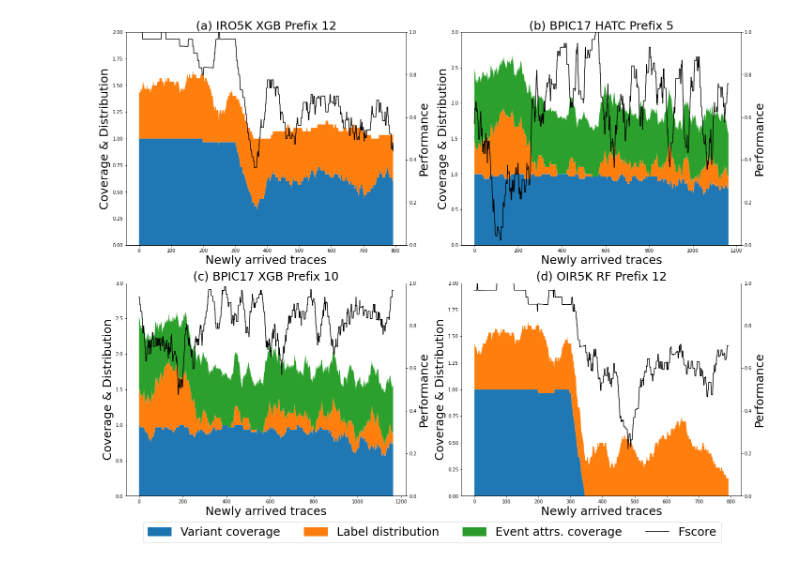
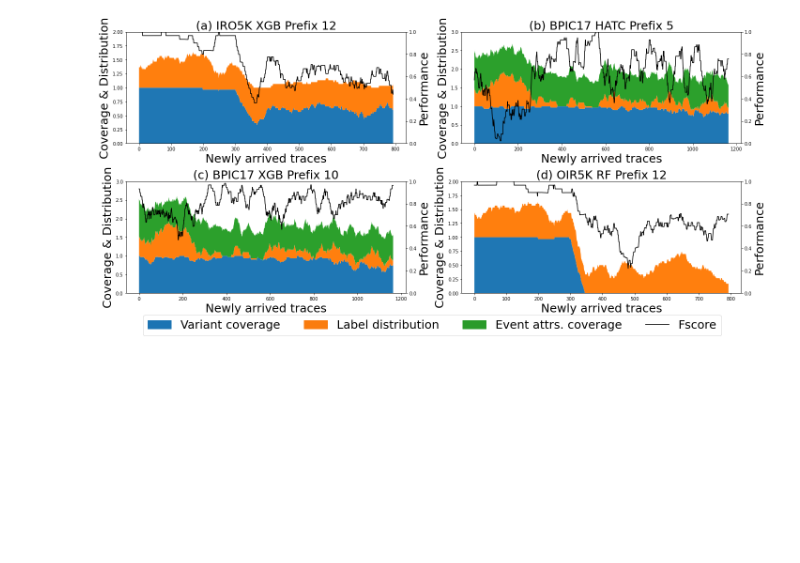
Before and after one commit to ghksdl6025/tailored_retraining, a Jupyter notebook: Graph code/visualization.ipynb, the cells around one changed output. Saved outputs shown, nothing was run; the diff lists cells and outputs as text; code cells hidden in the pictures; blank space fills up the shorter version.

```diff
--- a/Graph code/visualization.ipynb
+++ b/Graph code/visualization.ipynb
@@ -55,3 +55,4 @@ def plotting_corr_graph(plot, dataset, prefix, classifier, retraining=False):
 
     # plt.title('(a) Train once', fontsize = 20)
     plt.tight_layout()
+    return plot, ax2
@@ -123,21 +158,21 @@ for prefix in range(12,13):
 # %%
-for prefix in range(12,13):
+for prefix in [1]:
     plt.rcParams["figure.figsize"] = (10,6)
-    dataset = 'IRO5K'
-    classifier = 'xgb'
-    performance = '../result/%s/%s/performance/rebalanced_True prefix_%s performance retrained.csv'%(dataset, classifier, prefix)
+    dataset = 'OIR5K'
+    classifier = 'hatc'
+    performance = '../result/%s/%s/performance/rebalanced_True prefix_%s performance label retrained.csv'%(dataset, classifier, prefix)
     performance = pd.read_csv(performance)
 
-    label =pd.read_csv('../result/%s/%s/rebalanced_True label retrained.csv'%(dataset, classifier))
-    variant =pd.read_csv('../result/%s/%s/rebalanced_True variant retrained.csv'%(dataset, classifier))
+    label =pd.read_csv('../result/%s/%s/rebalanced_True label label retrained.csv'%(dataset, classifier))
+    variant =pd.read_csv('../result/%s/%s/rebalanced_True variant label retrained.csv'%(dataset, classifier))
     if dataset == 'bpic17':
-        event_attrs =pd.read_csv('../result/%s/%s/rebalanced_True event_attrs retrained.csv'%(dataset, classifier))
+        event_attrs =pd.read_csv('../result/%s/%s/rebalanced_True event_attrs.csv'%(dataset, classifier))
 
     fig, ax1 = plt.subplots()
     ax2 = ax1.twinx()
     stackplot_labels = ['Variant coverage', 'Label distribution', 'Event attrs coverage']
     if dataset == 'bpic17':
-        print(max(variant.loc[:,str(prefix)]), min(variant.loc[:,str(prefix)]), np.average(variant.loc[:,str(prefix)]))
+        print(np.average(performance['fscore']))
         stackplot_labels = ['Variant coverage', 'Label distribution', 'Event attrs coverage']
         ax1.stackplot(range(len(variant)), variant.loc[:,str(prefix)], label.loc[:,str(prefix)], event_attrs.loc[:,str(prefix)], labels = stackplot_labels)
         # ax1.axhline(y=0.7, color='r', linestyle='-')
@@ -147,7 +182,7 @@ for prefix in range(12,13):
         ax1.stackplot(range(len(variant)), variant.loc[:,str(prefix)], label.loc[:,str(prefix)], labels = stackplot_labels)
     ax2.plot(range(len(variant)), performance['fscore'], 'black', label = 'Fscore')
 
-    ax1.axvline(get_retraining_point(dataset, classifier, prefix), linestyle='--',color = 'b', label = 'Retraining point')
+    ax1.axvline(126, linestyle='--',color = 'b', label = 'Retraining point')
     fig.legend(loc="center", bbox_to_anchor=(0.5,-0.22), ncols = 2, bbox_transform=ax1.transAxes, fontsize = 18)
 
     if dataset != 'bpic17':
@@ -166,5 +201,5 @@ for prefix in range(12,13):
     except:
         pass
 #     plt.show()
-#     plt.savefig('../img/%s/%s/Prefix %s result retrained.pdf'%(dataset, classifier, prefix), bbox_inches='tight')
+    plt.savefig('../img/%s/%s/Prefix %s result label retrained.png'%(dataset, classifier, prefix), bbox_inches='tight')
 # %% [output]
@@ -204,36 +303,43 @@ plt.show()
 # %%
-plt.rcParams["figure.figsize"] = (20,15)
+plt.rcParams["figure.figsize"] = (20,9)
 prefix = 12
 fig, axs = plt.subplots(2,2)
 stackplot_labels = ['Variant coverage', 'Label distribution', 'Event attrs coverage']
 count = 0
 graph1 = axs[0][0]
 graph2 = axs[0][1]
 graph3 = axs[1][0]
 graph4 = axs[1][1]
-plotting_corr_graph(graph1, 'IRO5K', 12, 'xgb')
+ax1, ax2 = plotting_corr_graph(graph1, 'IRO5K', 12, 'xgb')
 plt.title('(a) %s %s Prefix %s'%('IRO5K', 'xgb'.upper(), 12), fontsize = 25)
+ax1.set_ylabel('Coverage & Distribution')
+ax2.set_ylabel('Performance')
 
-plotting_corr_graph(graph2, 'bpic17', 5, 'hatc')
+ax1, ax2 = plotting_corr_graph(graph2, 'bpic17', 5, 'hatc')
 plt.title('(b) %s %s Prefix %s'%('BPIC17', 'hatc'.upper(), 5), fontsize = 25)
+ax1.set_ylabel('Coverage & Distribution')
+ax2.set_ylabel('Performance')
 
-plotting_corr_graph(graph3, 'bpic17', 10, 'xgb')
+ax1, ax2 = plotting_corr_graph(graph3, 'bpic17', 10, 'xgb')
 plt.title('(c) %s %s Prefix %s'%('BPIC17', 'xgb'.upper(), 10), fontsize = 25)
+ax1.set_ylabel('Coverage & Distribution')
+ax2.set_ylabel('Performance')
 
-plotting_corr_graph(graph4, 'OIR5K', 12, 'rf')
+ax1, ax2 = plotting_corr_graph(graph4, 'OIR5K', 12, 'rf')
 plt.title('(d) %s %s Prefix %s'%('OIR5K', 'rf'.upper(), 12), fontsize = 25)
+ax1.set_ylabel('Coverage & Distribution')
+ax2.set_ylabel('Performance')
+
 
 label_dist = mpatches.Patch(color='#fa7c0e', label='Label distribution')
 variant_cov = mpatches.Patch(color='#1c74b3', label='Variant coverage')
 event_attrs = mpatches.Patch(color='#2a9b2a', label='Event attrs. coverage')
 fscore_line = Line2D([0], [0], color='k', label='Fscore')
 
-legends = [variant_cov, label_dist, event_attrs, fscore_line]
-
 fig.legend(handles=legends, loc="center", bbox_to_anchor=(0.5,-0.02), ncols = 4, fontsize = 25)
 
 plt.tight_layout()
 # plt.show()
 plt.savefig('../img/result correlation comparison.png', dpi=500, bbox_inches='tight')
 # %% [output]
-[figure, old version]
+[figure, new version]
```
Also changed, not shown: parts of 7 cells of this notebook, 7 other files.
